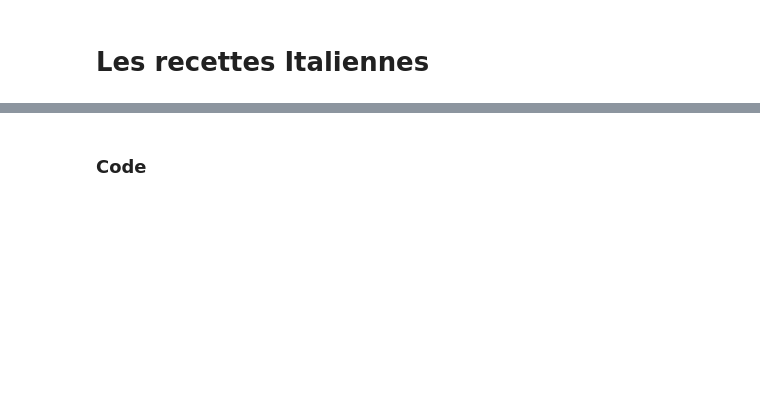
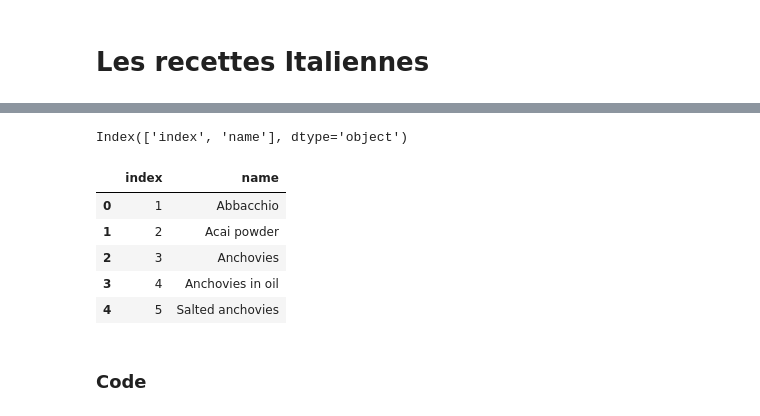
Before and after one commit to labicquette/Semantic-Web, a Jupyter notebook: dataset.ipynb, the cells around one changed output, grey strips where cells are left out. Saved outputs shown, nothing was run; the diff lists cells and outputs as text; code cells hidden in the pictures; blank space fills up the shorter version.

```diff
--- a/dataset.ipynb
+++ b/dataset.ipynb
@@ -16,6 +30,15 @@ df.head()
 # %%
 df3 = pd.read_csv('./ingredients_en.csv')
 print(df3.columns)
+df3.head()
+# %% [output]
+Index(['index', 'name'], dtype='object')
+|  | index | name |
+| 0 | 1 | Abbacchio |
+| 1 | 2 | Acai powder |
+| 2 | 3 | Anchovies |
+| 3 | 4 | Anchovies in oil |
+| 4 | 5 | Salted anchovies |
 # %% [markdown]
 ### Code
 # %%
```
Also changed, not shown: parts of 7 cells of this notebook, 4 other files.
